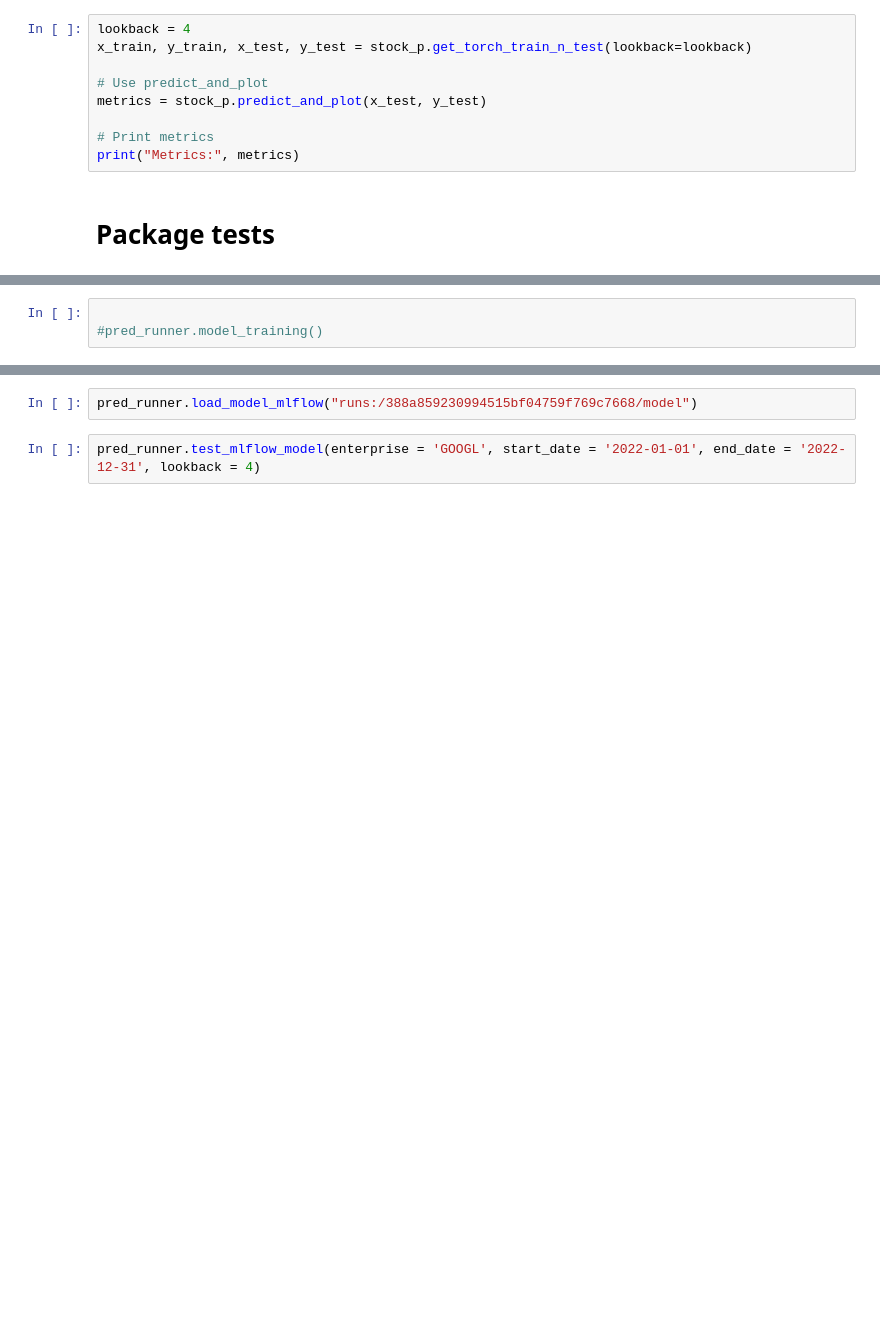
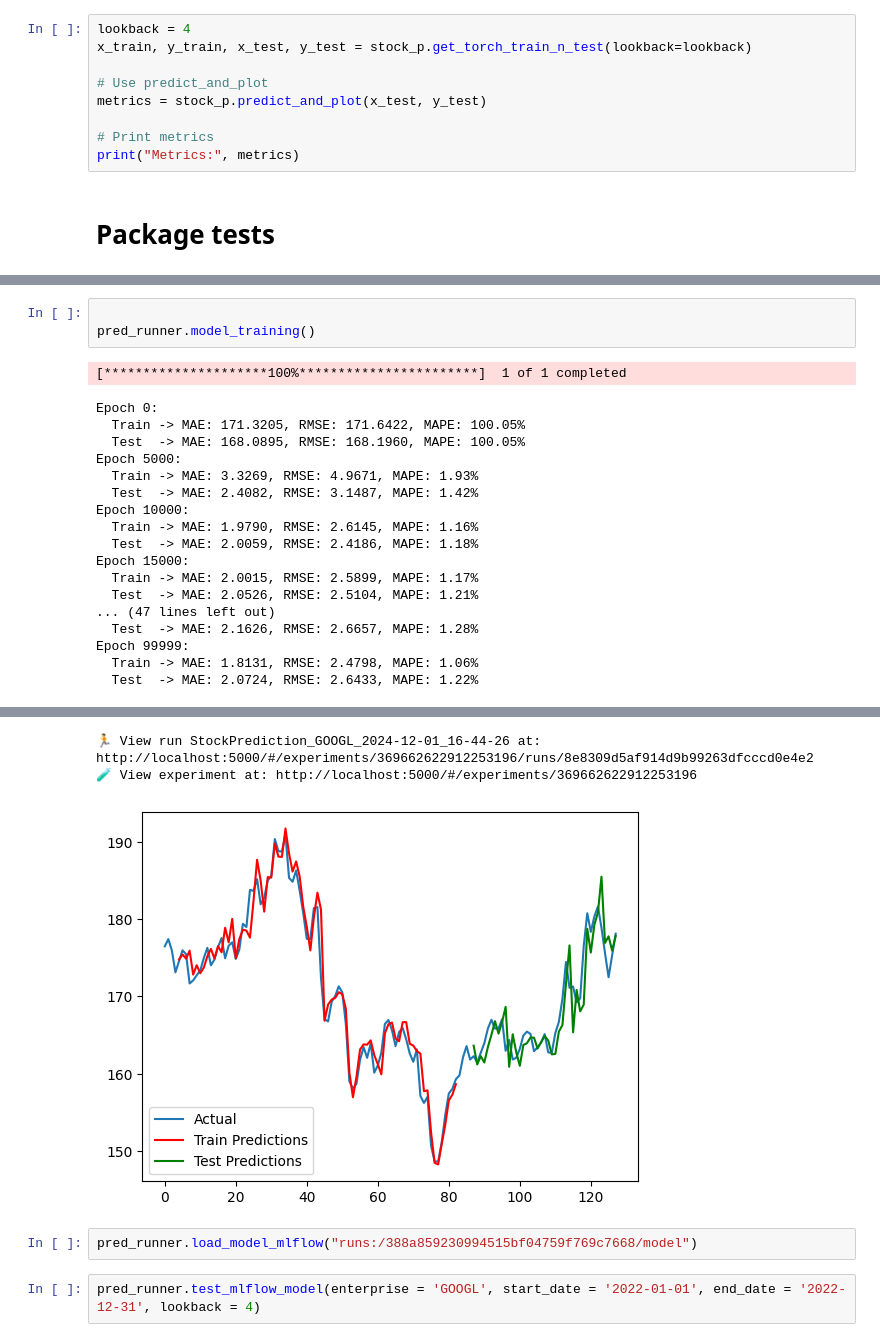
Before and after one commit to ivanpfalcao/fiap-tech-challenge-04, a Jupyter notebook: primeiras_analises.ipynb, the cells around one changed output, grey strips where cells are left out. Drawn from its saved outputs; the diff is of its cells as text; blank space fills up the shorter version.

```diff
--- a/primeiras_analises.ipynb
+++ b/primeiras_analises.ipynb
@@ -401,3 +406,22 @@ pred_runner.torch_config()
 # %%
 
-#pred_runner.model_training()
+pred_runner.model_training()
+# %% [output]
+[*********************100%***********************]  1 of 1 completed
+Epoch 0:
+  Train -> MAE: 171.3205, RMSE: 171.6422, MAPE: 100.05%
+  Test  -> MAE: 168.0895, RMSE: 168.1960, MAPE: 100.05%
+Epoch 5000:
+  Train -> MAE: 3.3269, RMSE: 4.9671, MAPE: 1.93%
+  Test  -> MAE: 2.4082, RMSE: 3.1487, MAPE: 1.42%
+Epoch 10000:
+  Train -> MAE: 1.9790, RMSE: 2.6145, MAPE: 1.16%
+  Test  -> MAE: 2.0059, RMSE: 2.4186, MAPE: 1.18%
+Epoch 15000:
+  Train -> MAE: 2.0015, RMSE: 2.5899, MAPE: 1.17%
+  Test  -> MAE: 2.0526, RMSE: 2.5104, MAPE: 1.21%
+... (47 lines left out)
+  Test  -> MAE: 2.1626, RMSE: 2.6657, MAPE: 1.28%
+Epoch 99999:
+  Train -> MAE: 1.8131, RMSE: 2.4798, MAPE: 1.06%
+  Test  -> MAE: 2.0724, RMSE: 2.6433, MAPE: 1.22%
@@ -404,3 +429,6 @@ pred_runner.torch_config()
+🏃 View run StockPrediction_GOOGL_2024-12-01_16-44-26 at: http://localhost:5000/#/experiments/369662622912253196/runs/8e8309d5af914d9b99263dfcccd0e4e2
+🧪 View experiment at: http://localhost:5000/#/experiments/369662622912253196
+[figure, added]
 # %%
 pred_runner.load_model_mlflow("runs:/388a859230994515bf04759f769c7668/model")
 # %%
```
Also changed, not shown: parts of 2 cells of this notebook, 6 other files.
